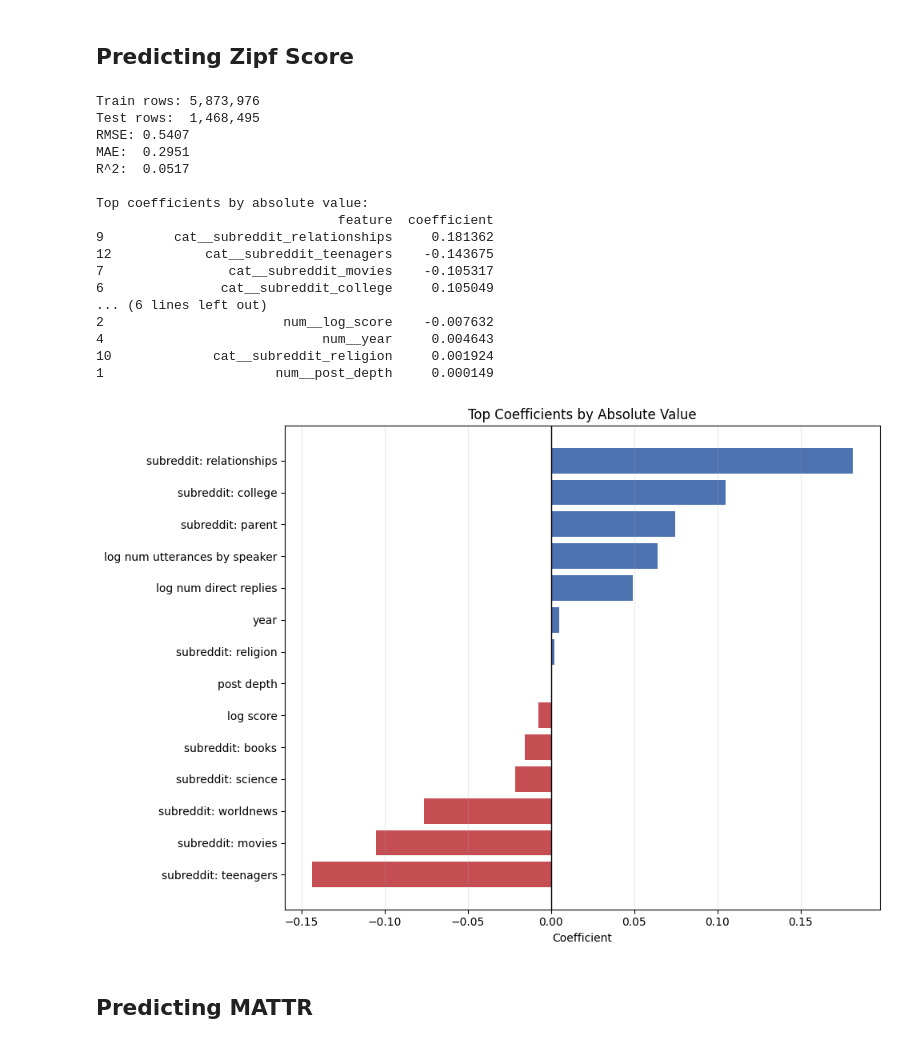
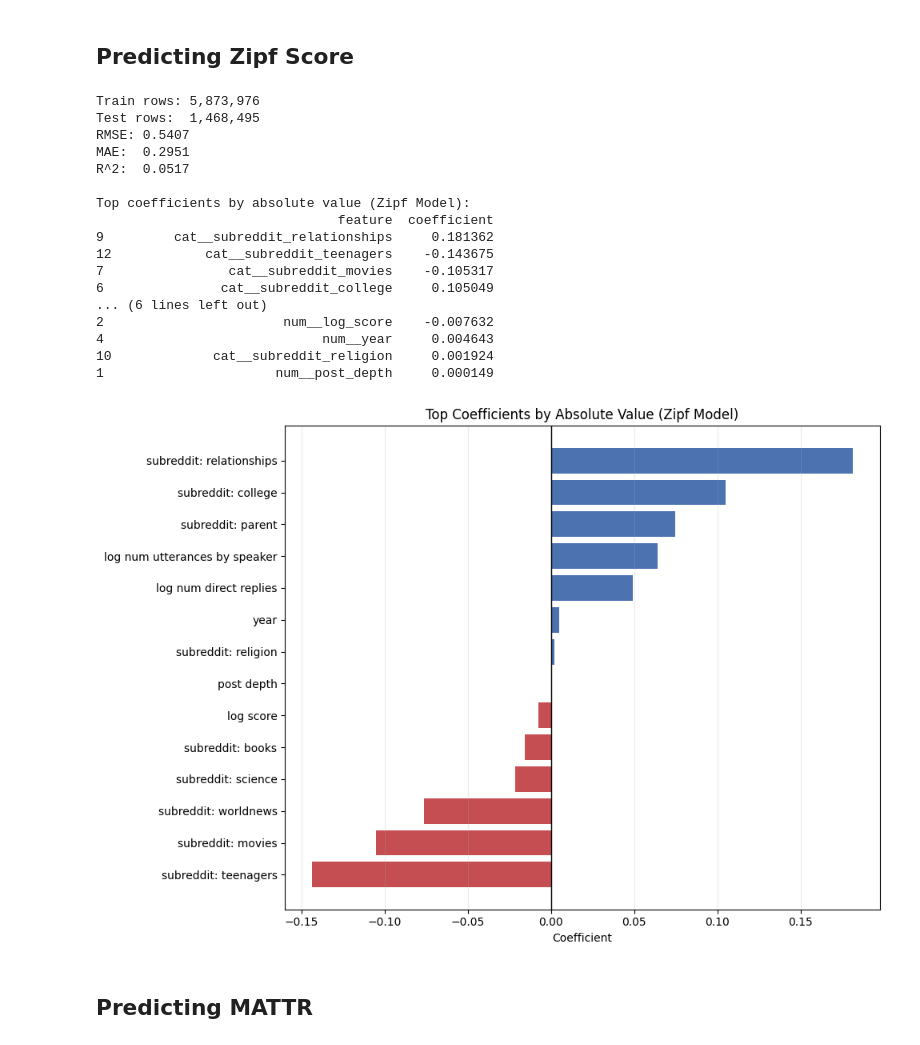
Before and after one commit to nickvick04/ORFE-Thesis, a Jupyter notebook: src/notebook.ipynb, the cells around one changed output. Cells and saved outputs as stored; diff of their text form; code cells hidden in the pictures.

```diff
--- a/src/notebook.ipynb
+++ b/src/notebook.ipynb
@@ -272,7 +272,7 @@ print(f"RMSE: {result['rmse']:.4f}")
 print(f"MAE:  {result['mae']:.4f}")
 print(f"R^2:  {result['r2']:.4f}")
 
-print("\nTop coefficients by absolute value:")
+print("\nTop coefficients by absolute value (Zipf Model):")
 print(result["coef_df"].head(20))
 # %% [output]
 Train rows: 5,873,976
@@ -281,7 +281,7 @@ RMSE: 0.5407
 MAE:  0.2951
 R^2:  0.0517
 
-Top coefficients by absolute value:
+Top coefficients by absolute value (Zipf Model):
                                feature  coefficient
 9         cat__subreddit_relationships     0.181362
 12            cat__subreddit_teenagers    -0.143675
@@ -295,34 +295,34 @@ Top coefficients by absolute value:
 # %%
 import matplotlib.pyplot as plt
 
 # Use the returned coefficient table
 plot_df = result["coef_df"].copy()
 
 # Prettier labels
 plot_df["label"] = (
     plot_df["feature"]
     .str.replace("cat__subreddit_", "subreddit: ", regex=False)
     .str.replace("num__", "", regex=False)
     .str.replace("_", " ", regex=False)
 )
 
 top_n = 20
 top = plot_df.head(top_n).copy().sort_values("coefficient")
 
 fig, ax = plt.subplots(figsize=(10, 7))
 colors = ["#c44e52" if v < 0 else "#4c72b0" for v in top["coefficient"]]
 
 ax.barh(top["label"], top["coefficient"], color=colors)
 ax.axvline(0, color="black", linewidth=1)
-ax.set_title(f"Top Coefficients by Absolute Value")
+ax.set_title(f"Top Coefficients by Absolute Value (Zipf Model)")
 ax.set_xlabel("Coefficient")
 ax.set_ylabel("")
 ax.grid(axis="x", alpha=0.25)
 
 plt.tight_layout()
 plt.show()
 # %% [output]
-[figure, old version]
+[figure, new version]
 # %% [markdown]
 ## Predicting MATTR
 # %%
```
Also changed, not shown: parts of 5 cells of this notebook.
